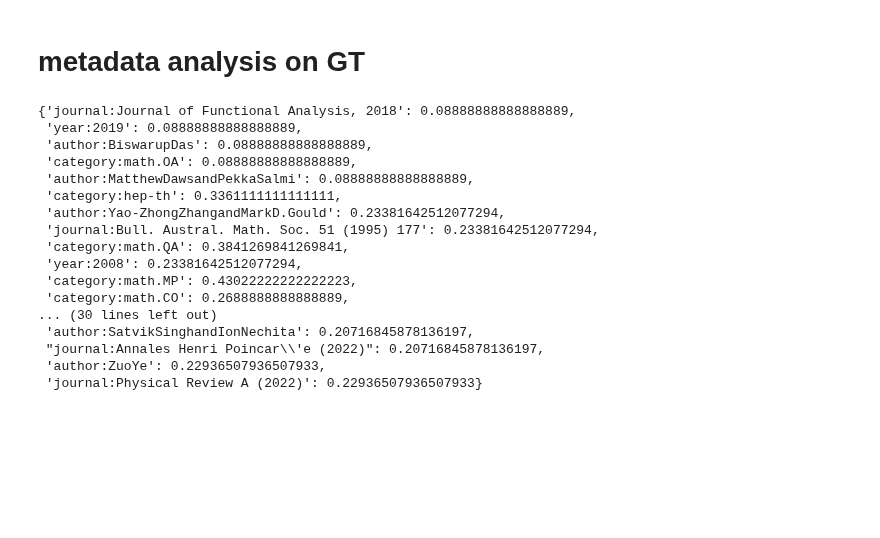
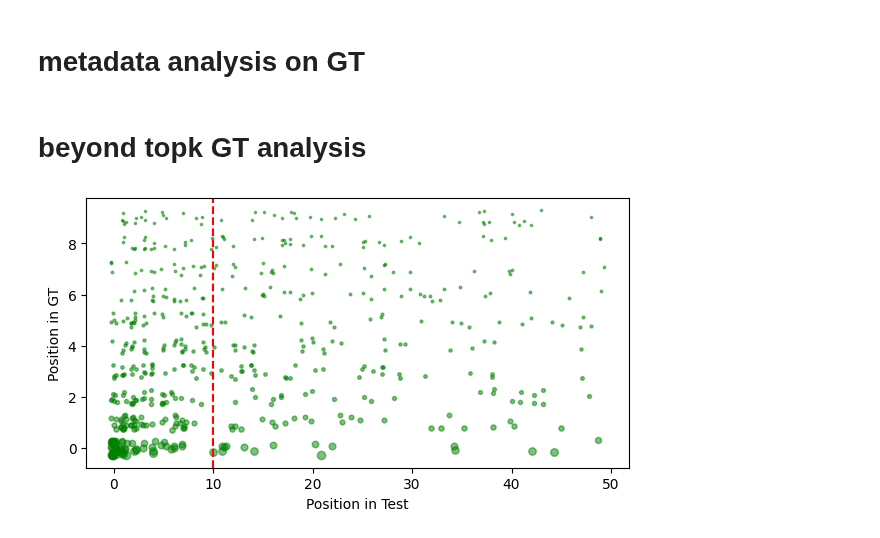
Before and after one commit to zyang37/beyond_vector_search, a Jupyter notebook: notebooks/re_rank.ipynb, the cells around one changed output. Saved outputs shown, nothing was run; the diff lists cells and outputs as text; code cells hidden in the pictures; blank space fills up the shorter version.

```diff
--- a/notebooks/re_rank.ipynb
+++ b/notebooks/re_rank.ipynb
@@ -345,22 +345,22 @@ sample_gt = gt_res[0]
 mg = construct_metagraph_from_ids(sample_gt, g_data)
 dc = nx.closeness_centrality(mg.G)
 # %%
-dc
+# dc
-# %% [output]
-{'journal:Journal of Functional Analysis, 2018': 0.08888888888888889,
- 'year:2019': 0.08888888888888889,
- 'author:BiswarupDas': 0.08888888888888889,
- 'category:math.OA': 0.08888888888888889,
- 'author:MatthewDawsandPekkaSalmi': 0.08888888888888889,
- 'category:hep-th': 0.3361111111111111,
- 'author:Yao-ZhongZhangandMarkD.Gould': 0.23381642512077294,
- 'journal:Bull. Austral. Math. Soc. 51 (1995) 177': 0.23381642512077294,
- 'category:math.QA': 0.3841269841269841,
- 'year:2008': 0.23381642512077294,
- 'category:math.MP': 0.43022222222222223,
- 'category:math.CO': 0.2688888888888889,
-... (30 lines left out)
- 'author:SatvikSinghandIonNechita': 0.20716845878136197,
- "journal:Annales Henri Poincar\\'e (2022)": 0.20716845878136197,
- 'author:ZuoYe': 0.22936507936507933,
- 'journal:Physical Review A (2022)': 0.22936507936507933}
+# %% [markdown]
+# beyond topk GT analysis
+# %%
+# Get a workload results
+test_coll = chroma_client.get_collection("arxiv_title")
+gt_coll = chroma_client.get_collection("arxiv_abstract")
+workload_csv = "../data/arxiv/arxiv_workloads/pn1000_n1.csv"
+workload_df = pd.read_csv(workload_csv)
+text_queries = workload_df["query"].tolist()
+
+ # load pickle
+g_data = pickle.load(open('../data/arxiv/graph.pickle', 'rb'))
+
+k = 10
+test_k = k * 5
+
+gt_res = vector_search(coll=gt_coll, text_queries=text_queries, k=k, batch_size=100)
+test_res = vector_search(coll=test_coll, text_queries=text_queries, k=test_k, batch_size=100)
@@ -366,0 +388,31 @@ dc
+# %%
+gt_pos_in_test = find_gt_positions_for_all(gt_res, test_res)
+# gt_pos_in_test
+# %%
+# plot gt pos (index in l) vs. test pos (val, -1 means not found)
+counter = 0
+
+fig, ax = plt.subplots(figsize=(7, 3.5))
+for one_gt_pos in tqdm(gt_pos_in_test):
+    counter += 1
+    for i, pos in enumerate(one_gt_pos):
+        if pos == -1: continue
+        # randomly wiggly the i for better visualization
+        i = i + random.uniform(-0.3, 0.3)
+        pos = pos + random.uniform(-0.3, 0.3)
+        ax.scatter(pos, i, s=(1/(i+1))*100, marker='.', color='green', alpha=0.5)
+    if counter==100: break
+
+# add vertical line at k
+ax.axvline(x=k, color='red', linestyle='--')
+
+# add horizontal line at k
+# ax.axhline(y=k, color='red', linestyle='--')
+
+ax.set_ylabel("Position in GT")
+ax.set_xlabel("Position in Test")
+# ax.set_title("GT Position in Test")
+plt.savefig("gt_pos_in_test.png")
+plt.show()
+# %% [output]
+[figure, added]
```
Also changed, not shown: parts of 13 cells of this notebook, 1 other file.
